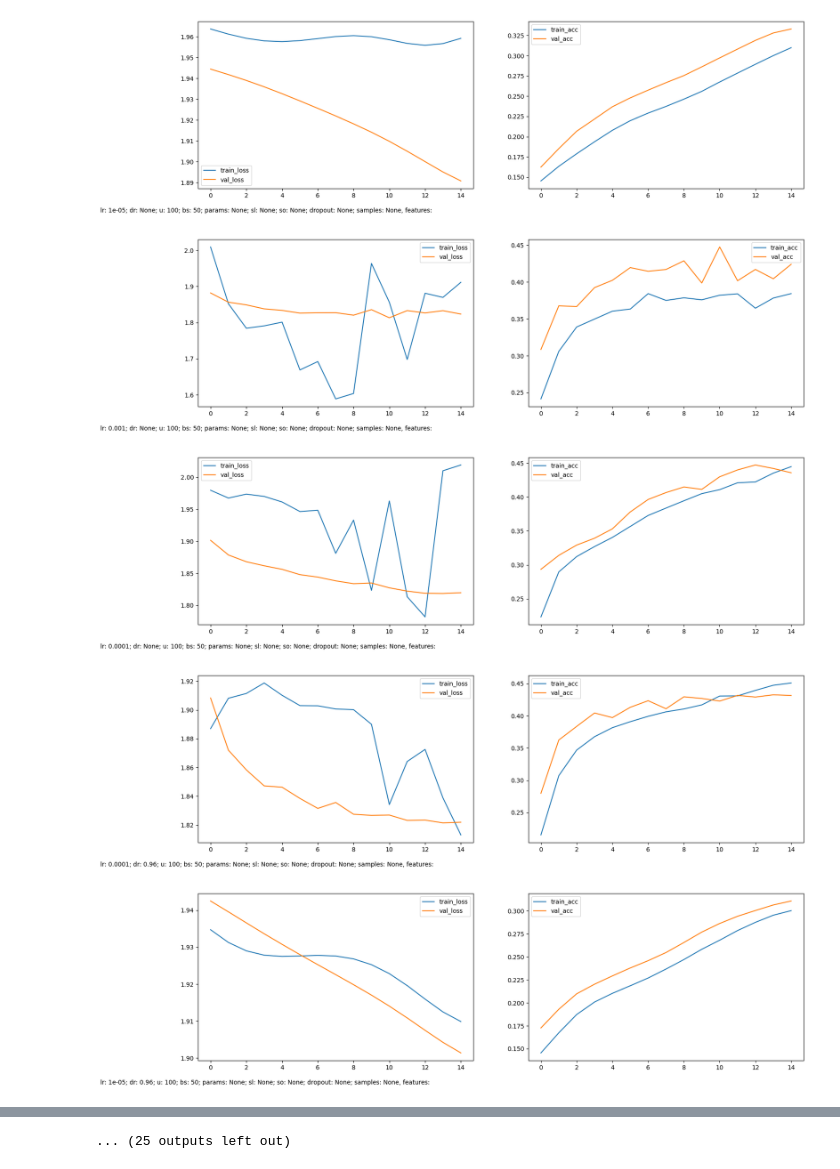
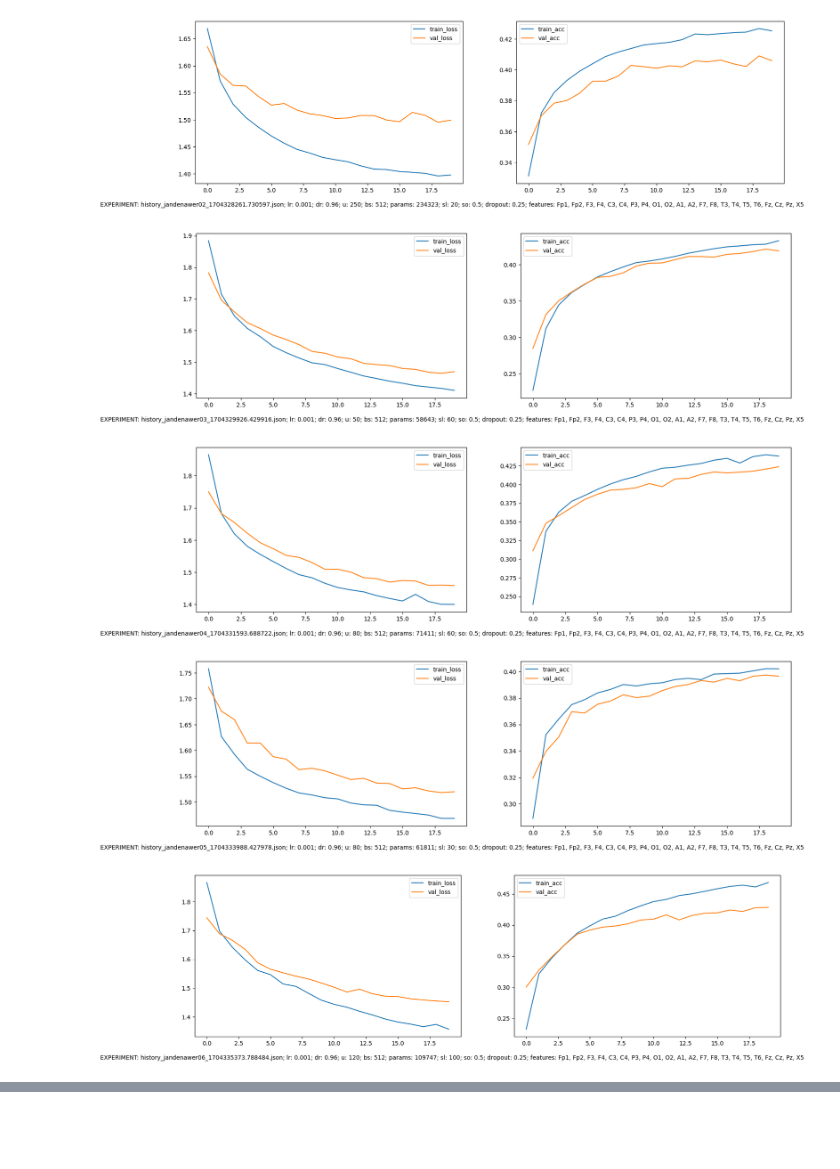
Before and after one commit to jologar/liquid-eeg, a Jupyter notebook: notebooks/train-results-analysis.ipynb, the cells around one changed output, grey strips where cells are left out. Cells and saved outputs as stored; diff of their text form; code cells hidden in the pictures; blank space fills up the shorter version.

```diff
--- a/notebooks/train-results-analysis.ipynb
+++ b/notebooks/train-results-analysis.ipynb
@@ -3,10 +3,10 @@ import json
 import matplotlib.pyplot as plt
 import os
 
-LOGS_PATH = '../log/pytorch'
+LOGS_PATH = '../log/framework'
 
-def plot_results(train_log: dict):
-    epoch_data = train_log.get('epochs', [])
+def plot_results(train_log: dict, name: str):
+    epoch_data = train_log.get('train_history', [])
 
     val_loss = []
     val_acc = []
@@ -29,10 +29,9 @@ def plot_results(train_log: dict):
     sl = train_log.get('sequence_length')
     so = train_log.get('sequence_overlap')
     dropout = train_log.get('dropout')
-    samples = train_log.get('train_samples')
     features = ', '.join(train_log.get('features', []))
 
-    title = f'lr: {lr}; dr: {dr}; u: {u}; bs: {bs}; params: {params}; sl: {sl}; so: {so}; dropout: {dropout}; samples: {samples}, features: {features}'
+    title = f'EXPERIMENT: {name}; lr: {lr}; dr: {dr}; u: {u}; bs: {bs}; params: {params}; sl: {sl}; so: {so}; dropout: {dropout}; features: {features}'
 
     plt.figure(figsize=(18, 5))
     plt.figtext(0, 0, title)
@@ -51,5 +50,6 @@ for file in sorted(os.listdir(LOGS_PATH)):
         log_file_path: str = os.path.join(LOGS_PATH, file)
         with open(log_file_path) as f:
             train_log = json.load(f)
-            plot_results(train_log)
+            print(f'FILE: {file}')
+            plot_results(train_log, file)
 # %% [output]
@@ -57,5 +65,5 @@ for file in sorted(os.listdir(LOGS_PATH)):
-[figure, old version]
+[figure, new version]
-[figure, old version]
+[figure, new version]
-[figure, old version]
+[figure, new version]
-[figure, old version]
+[figure, new version]
-[figure, old version]
+[figure, new version]
@@ -68 +71,0 @@ for file in sorted(os.listdir(LOGS_PATH)):
-... (25 outputs left out)
```
Also changed, not shown: parts of 1 cell of this notebook, 9 other files.
